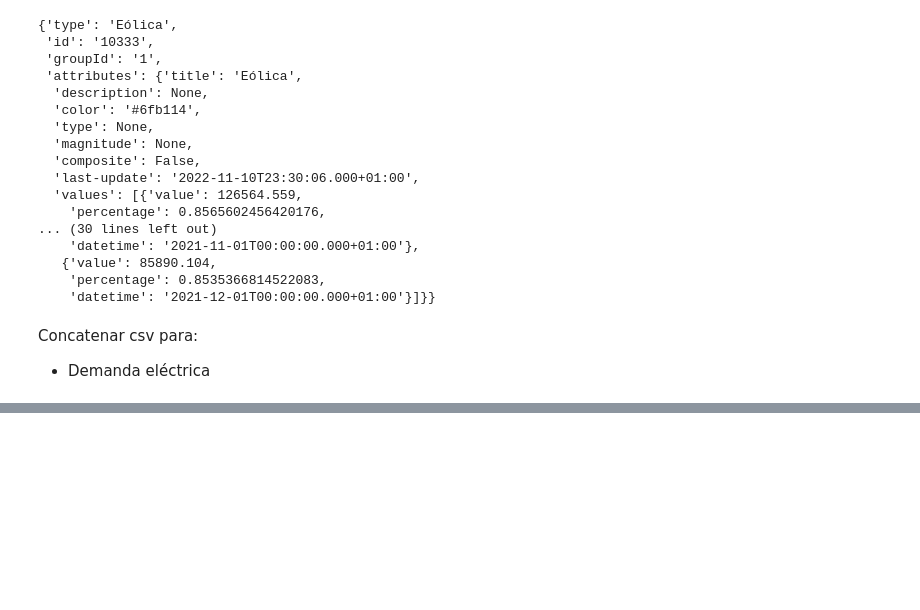
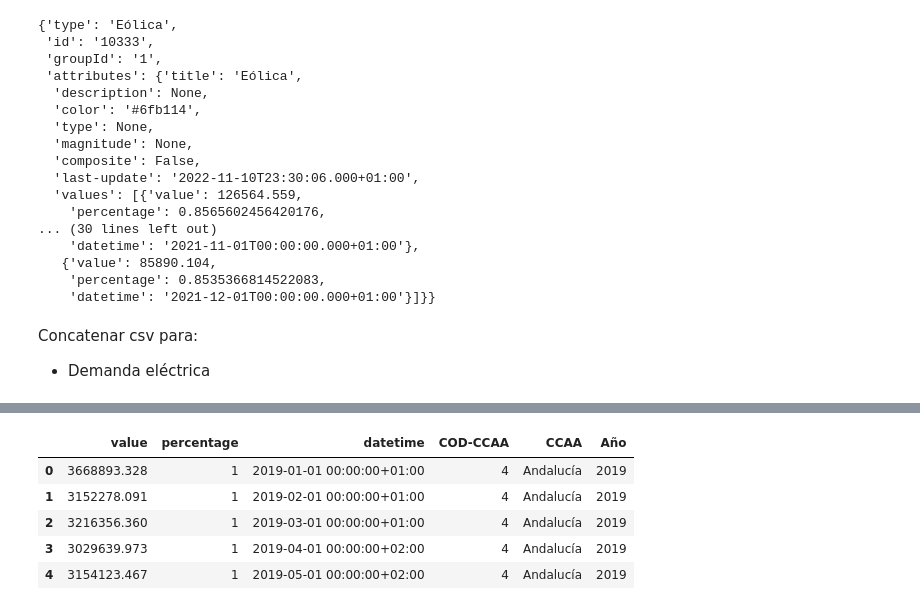
Before and after one commit to ngcarvajall/Laboratorio_ETL, a Jupyter notebook: API.ipynb, the cells around one changed output, grey strips where cells are left out. Saved outputs shown, nothing was run; the diff lists cells and outputs as text; code cells hidden in the pictures; blank space fills up the shorter version.

```diff
--- a/API.ipynb
+++ b/API.ipynb
@@ -238,0 +263,12 @@ for año in os.listdir('C:\\Users\\DELL\\Git\\apuntes-clases-ds-oct-24\\Modulo5\
+# %%
+# Convierte la columna a formato datetime
+df['datetime'] = pd.to_datetime(df['datetime'], utc= False)
+# %%
+df.head()
+# %% [output]
+|  | value | percentage | datetime | COD-CCAA | CCAA | Año |
+| 0 | 3668893.328 | 1 | 2019-01-01 00:00:00+01:00 | 4 | Andalucía | 2019 |
+| 1 | 3152278.091 | 1 | 2019-02-01 00:00:00+01:00 | 4 | Andalucía | 2019 |
+| 2 | 3216356.360 | 1 | 2019-03-01 00:00:00+01:00 | 4 | Andalucía | 2019 |
+| 3 | 3029639.973 | 1 | 2019-04-01 00:00:00+02:00 | 4 | Andalucía | 2019 |
+| 4 | 3154123.467 | 1 | 2019-05-01 00:00:00+02:00 | 4 | Andalucía | 2019 |
```
Also changed, not shown: parts of 14 cells of this notebook, 1 other file.
